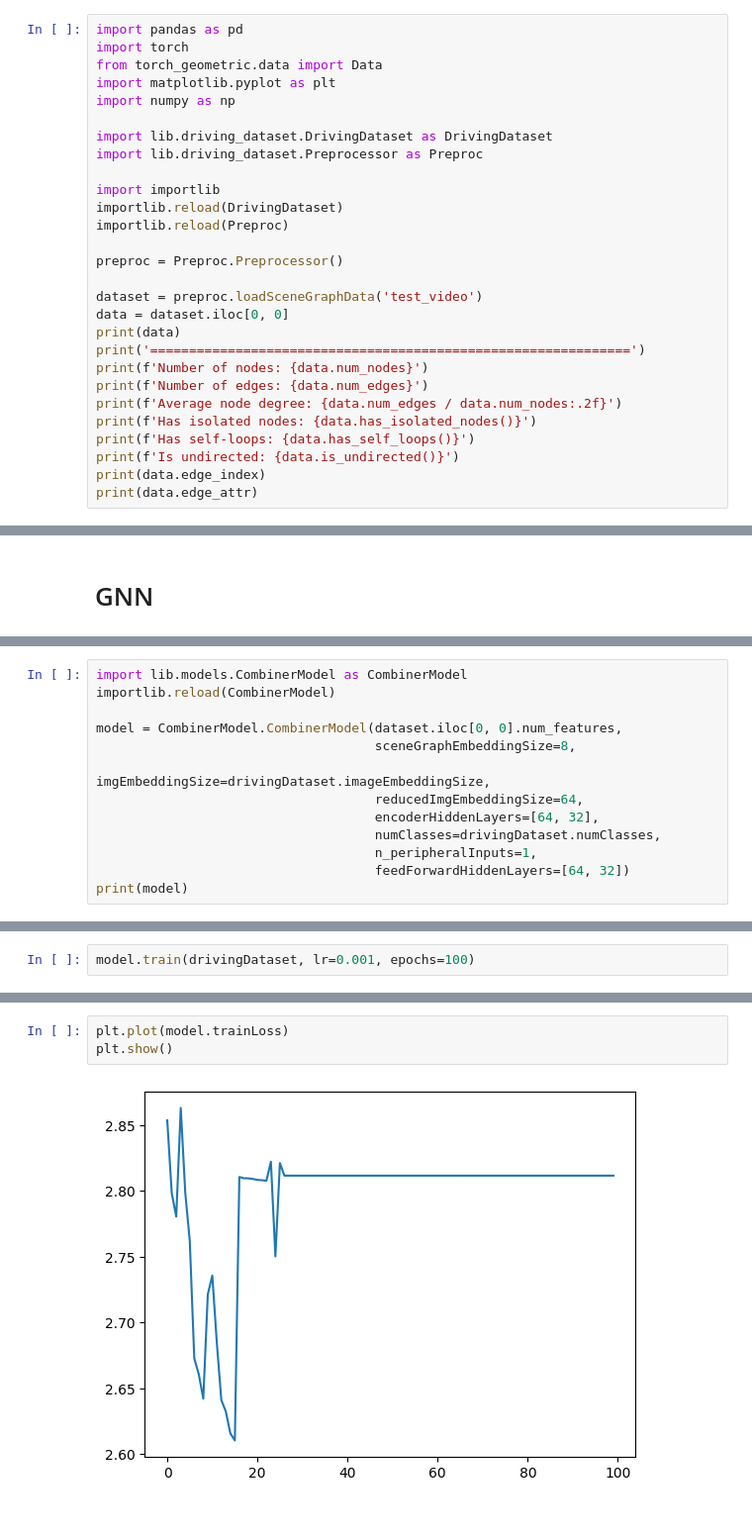
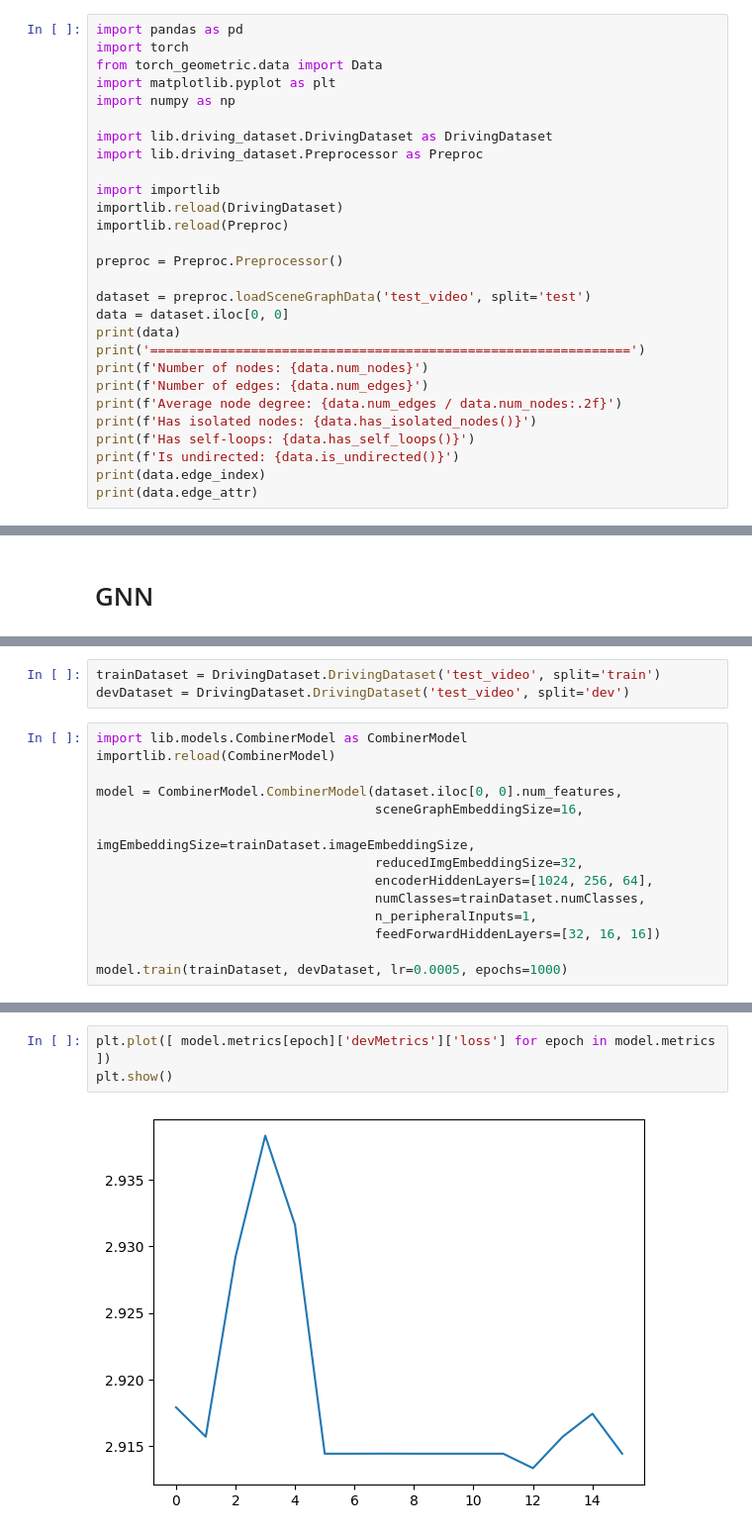
Before and after one commit to ashmitchamoli/Distracted-Driving-Detection, a Jupyter notebook: simple_gnn.ipynb, the cells around one changed output, grey strips where cells are left out. Shown at 99% size. Drawn from its saved outputs; the diff is of its cells as text.

Commit message:
started training. save model and metrics

```diff
--- a/simple_gnn.ipynb
+++ b/simple_gnn.ipynb
@@ -29,7 +29,7 @@ importlib.reload(Preproc)
 
 preproc = Preproc.Preprocessor()
 
-dataset = preproc.loadSceneGraphData('test_video')
+dataset = preproc.loadSceneGraphData('test_video', split='test')
 data = dataset.iloc[0, 0]
 print(data)
 print('==============================================================')
@@ -152,14 +132,18 @@ tensor([[ 2.0521, -8.1559]], grad_fn=<DivBackward0>)
+# %%
+trainDataset = DrivingDataset.DrivingDataset('test_video', split='train')
+devDataset = DrivingDataset.DrivingDataset('test_video', split='dev')
 # %%
 import lib.models.CombinerModel as CombinerModel
 importlib.reload(CombinerModel)
 
 model = CombinerModel.CombinerModel(dataset.iloc[0, 0].num_features,
-                                    sceneGraphEmbeddingSize=8,
-                                    imgEmbeddingSize=drivingDataset.imageEmbeddingSize,
-                                    reducedImgEmbeddingSize=64,
-                                    encoderHiddenLayers=[64, 32],
-                                    numClasses=drivingDataset.numClasses,
+                                    sceneGraphEmbeddingSize=16,
+                                    imgEmbeddingSize=trainDataset.imageEmbeddingSize,
+                                    reducedImgEmbeddingSize=32,
+                                    encoderHiddenLayers=[1024, 256, 64],
+                                    numClasses=trainDataset.numClasses,
                                     n_peripheralInputs=1,
-                                    feedForwardHiddenLayers=[64, 32])
-print(model)
+                                    feedForwardHiddenLayers=[32, 16, 16])
+
+model.train(trainDataset, devDataset, lr=0.0005, epochs=1000)
 # %% [output]
@@ -183,2 +162,0 @@ CombinerModel(
-# %%
-model.train(drivingDataset, lr=0.001, epochs=100)
@@ -199,5 +191,5 @@ Epoch 12 Loss: 2.6847716513669715
 # %%
-plt.plot(model.trainLoss)
+plt.plot([ model.metrics[epoch]['devMetrics']['loss'] for epoch in model.metrics ])
 plt.show()
 # %% [output]
-[figure, old version]
+[figure, new version]
```
Also changed, not shown: parts of 13 cells of this notebook, 12 other files.
